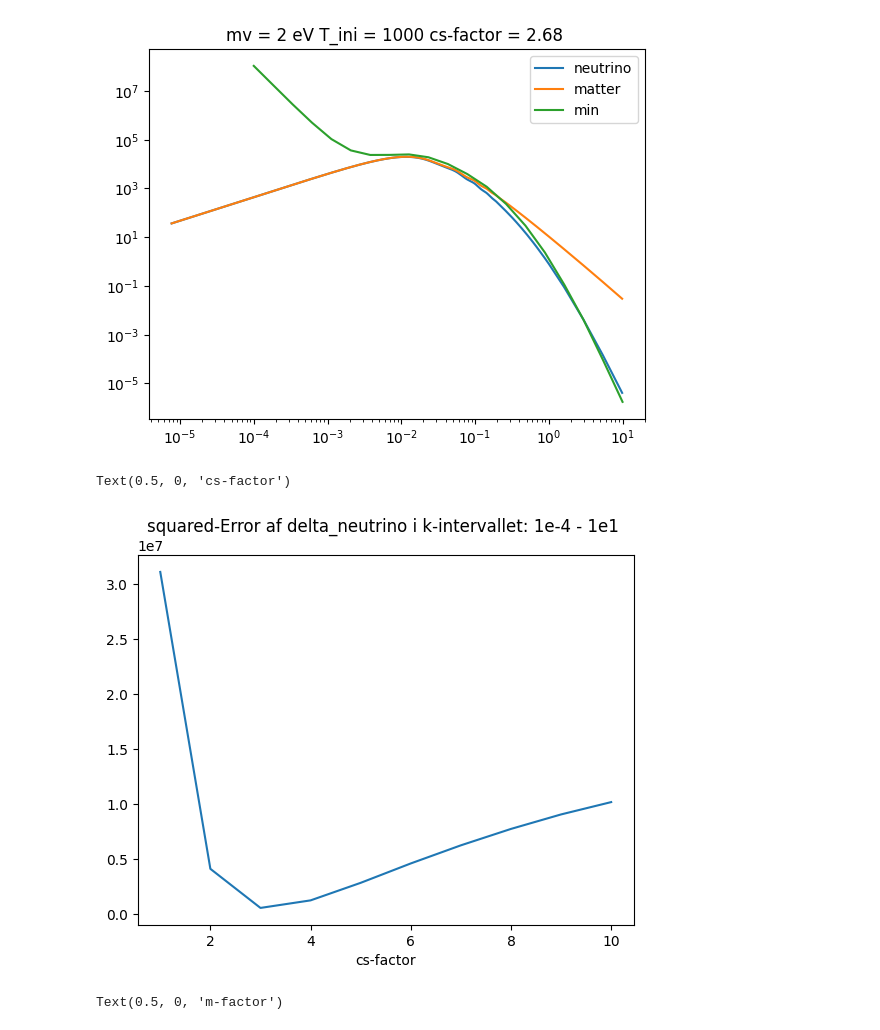
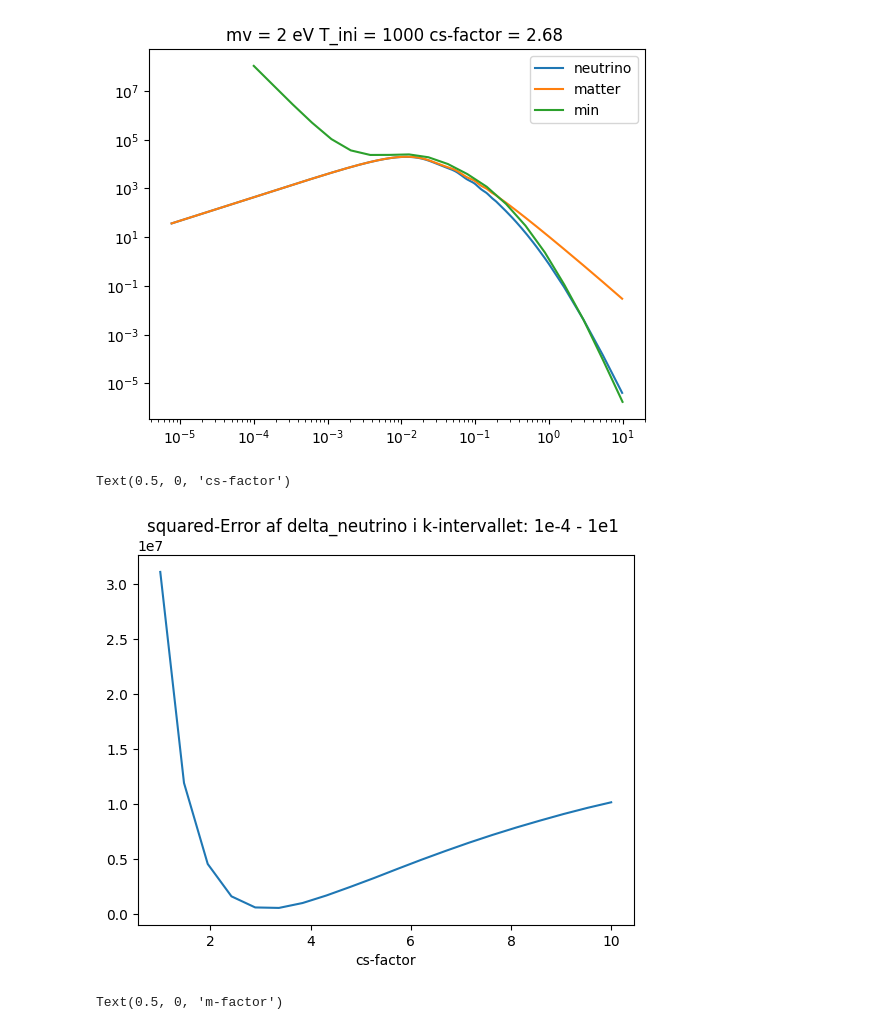
Before and after one commit to eriksteenberg/Power-spectrum-Test, a Jupyter notebook: generelle test.ipynb, the cells around one changed output. Cells and saved outputs as stored; diff of their text form; code cells hidden in the pictures.

```diff
--- a/generelle test.ipynb
+++ b/generelle test.ipynb
@@ -634,22 +634,22 @@ def sim(mv_test, # eV
 # %%
 mv = 1
 
 kvec = list(np.logspace(-4,1,20))
 
 factor = 2.6
 
-fact_ls = (np.linspace(1,10,10))
+fact_ls = (np.linspace(1,10,20))
 
 factor_error = [sim(mv,kvec,i) for i in fact_ls]
 
 plt.plot(fact_ls,factor_error)
 
 plt.title("squared-Error af delta_neutrino i k-intervallet: 1e%d - 1e%d "%(np.log10(kvec[0]),np.log10(kvec[-1])))
 
 plt.xlabel("cs-factor")
 # %% [output]
 Text(0.5, 0, 'cs-factor')
-[figure, old version]
+[figure, new version]
 # %%
 mv = 1
 
```
Also changed, not shown: parts of 6 cells of this notebook, 7 other files.
